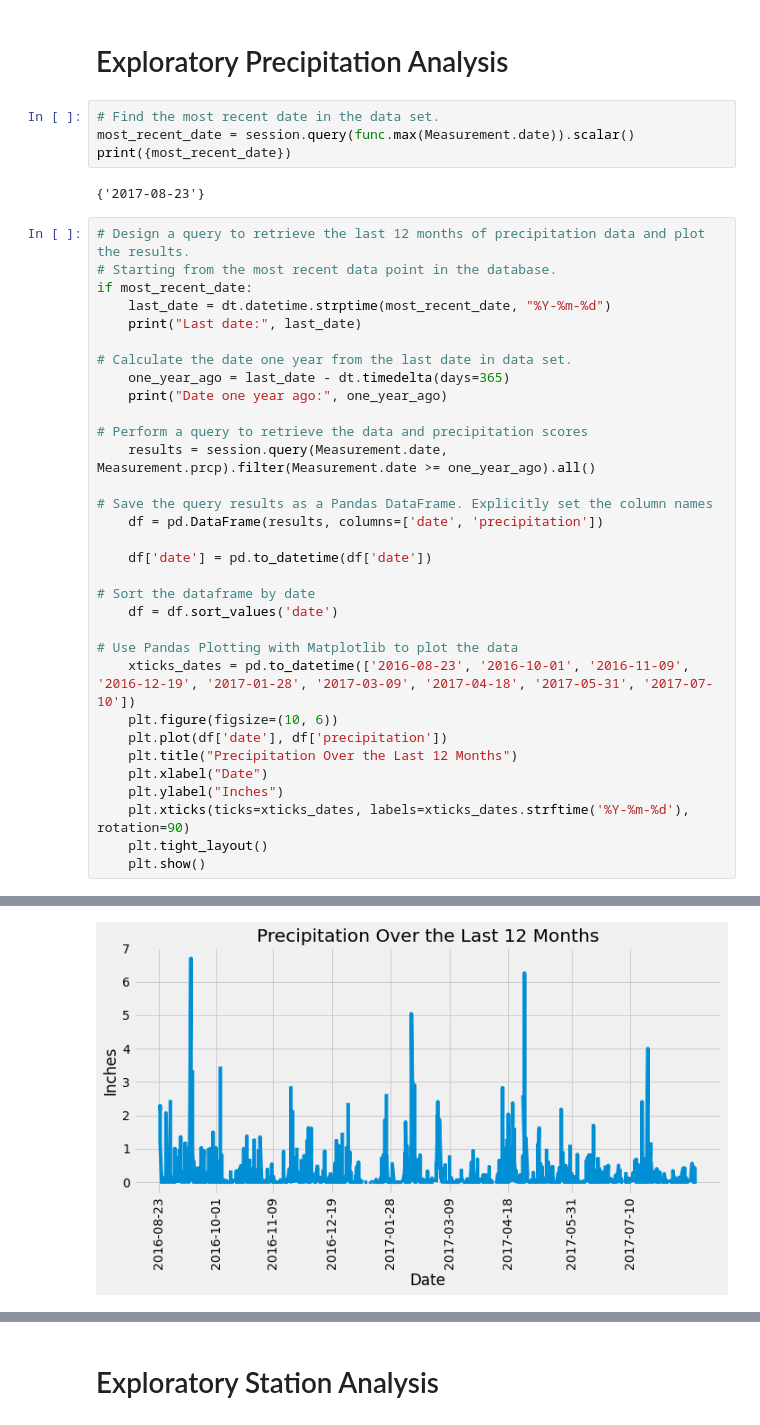
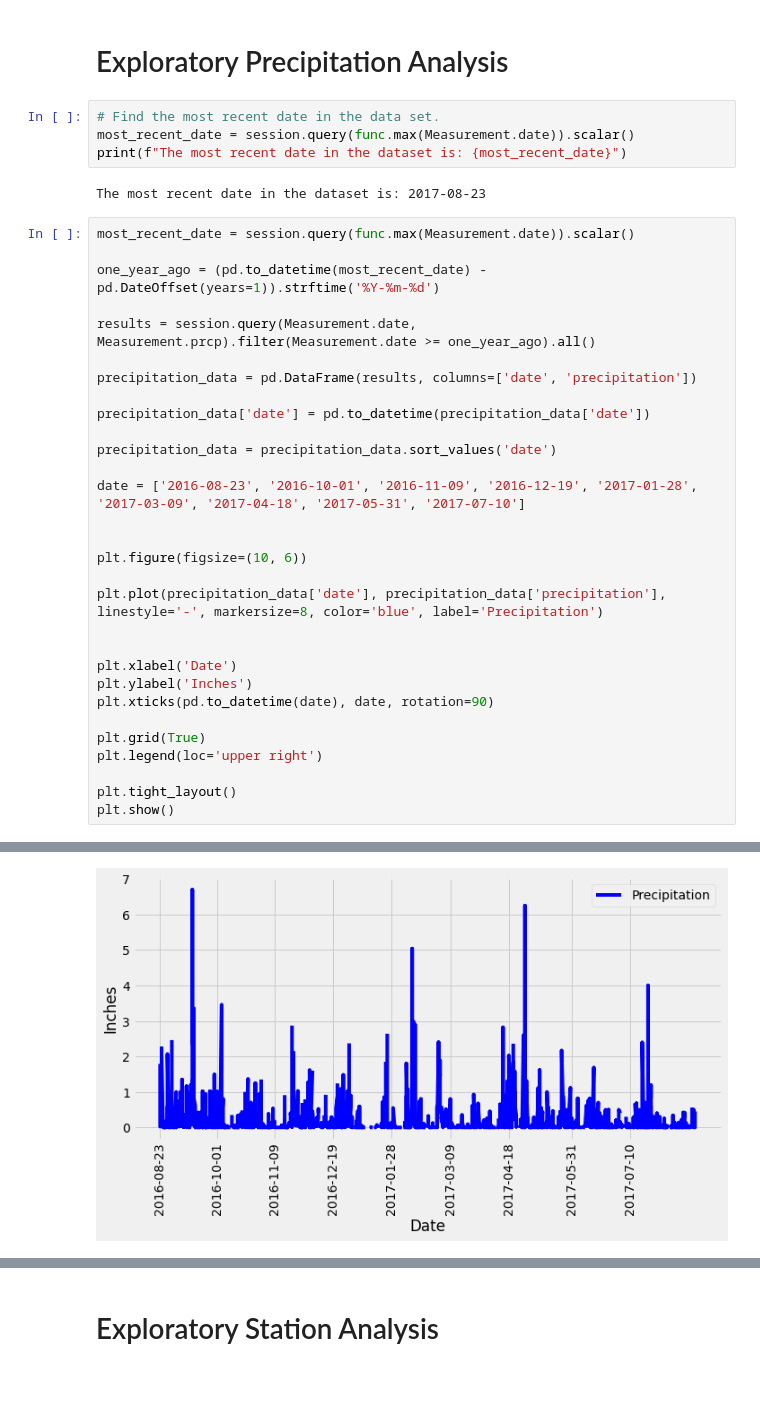
Before and after one commit to pmangu666/sqlalchemy-challenge, a Jupyter notebook: SurfsUp/climate.ipynb, the cells around one changed output, grey strips where cells are left out. Saved outputs shown, nothing was run; the diff lists cells and outputs as text; blank space fills up the shorter version.

```diff
--- a/SurfsUp/climate.ipynb
+++ b/SurfsUp/climate.ipynb
@@ -41,39 +42,37 @@ session = Session(engine)
 # %%
 # Find the most recent date in the data set.
 most_recent_date = session.query(func.max(Measurement.date)).scalar()
-print({most_recent_date})
+print(f"The most recent date in the dataset is: {most_recent_date}")
 # %% [output]
-{'2017-08-23'}
+The most recent date in the dataset is: 2017-08-23
 # %%
-# Design a query to retrieve the last 12 months of precipitation data and plot the results.
-# Starting from the most recent data point in the database.
-if most_recent_date:
-    last_date = dt.datetime.strptime(most_recent_date, "%Y-%m-%d")
-    print("Last date:", last_date)
+most_recent_date = session.query(func.max(Measurement.date)).scalar()
 
-# Calculate the date one year from the last date in data set.
-    one_year_ago = last_date - dt.timedelta(days=365)
-    print("Date one year ago:", one_year_ago)
+one_year_ago = (pd.to_datetime(most_recent_date) - pd.DateOffset(years=1)).strftime('%Y-%m-%d')
 
-# Perform a query to retrieve the data and precipitation scores
-    results = session.query(Measurement.date, Measurement.prcp).filter(Measurement.date >= one_year_ago).all()
+results = session.query(Measurement.date, Measurement.prcp).filter(Measurement.date >= one_year_ago).all()
 
-# Save the query results as a Pandas DataFrame. Explicitly set the column names
-    df = pd.DataFrame(results, columns=['date', 'precipitation'])
+precipitation_data = pd.DataFrame(results, columns=['date', 'precipitation'])
 
-    df['date'] = pd.to_datetime(df['date'])
+precipitation_data['date'] = pd.to_datetime(precipitation_data['date'])
 
-# Sort the dataframe by date
-    df = df.sort_values('date')
+precipitation_data = precipitation_data.sort_values('date')
 
-# Use Pandas Plotting with Matplotlib to plot the data
-    xticks_dates = pd.to_datetime(['2016-08-23', '2016-10-01', '2016-11-09', '2016-12-19', '2017-01-28', '2017-03-09', '2017-04-18', '2017-05-31', '2017-07-10'])
-    plt.figure(figsize=(10, 6))
-    plt.plot(df['date'], df['precipitation'])
-    plt.title("Precipitation Over the Last 12 Months")
-    plt.xlabel("Date")
-    plt.ylabel("Inches")
-    plt.xticks(ticks=xticks_dates, labels=xticks_dates.strftime('%Y-%m-%d'), rotation=90)
-    plt.tight_layout()
-    plt.show()
+date = ['2016-08-23', '2016-10-01', '2016-11-09', '2016-12-19', '2017-01-28', '2017-03-09', '2017-04-18', '2017-05-31', '2017-07-10']
+
+
+plt.figure(figsize=(10, 6))
+
+plt.plot(precipitation_data['date'], precipitation_data['precipitation'], linestyle='-', markersize=8, color='blue', label='Precipitation')
+
+
+plt.xlabel('Date')
+plt.ylabel('Inches')
+plt.xticks(pd.to_datetime(date), date, rotation=90)
+
+plt.grid(True)
+plt.legend(loc='upper right')
+
+plt.tight_layout()
+plt.show()
 # %% [output]
@@ -82,3 +79,3 @@ Date one year ago: 2016-08-23 00:00:00
-[figure, old version]
+[figure, new version]
 # %%
 # Use Pandas to calculate the summary statistics for the precipitation data
```
Also changed, not shown: parts of 7 cells of this notebook, 5 other files.
